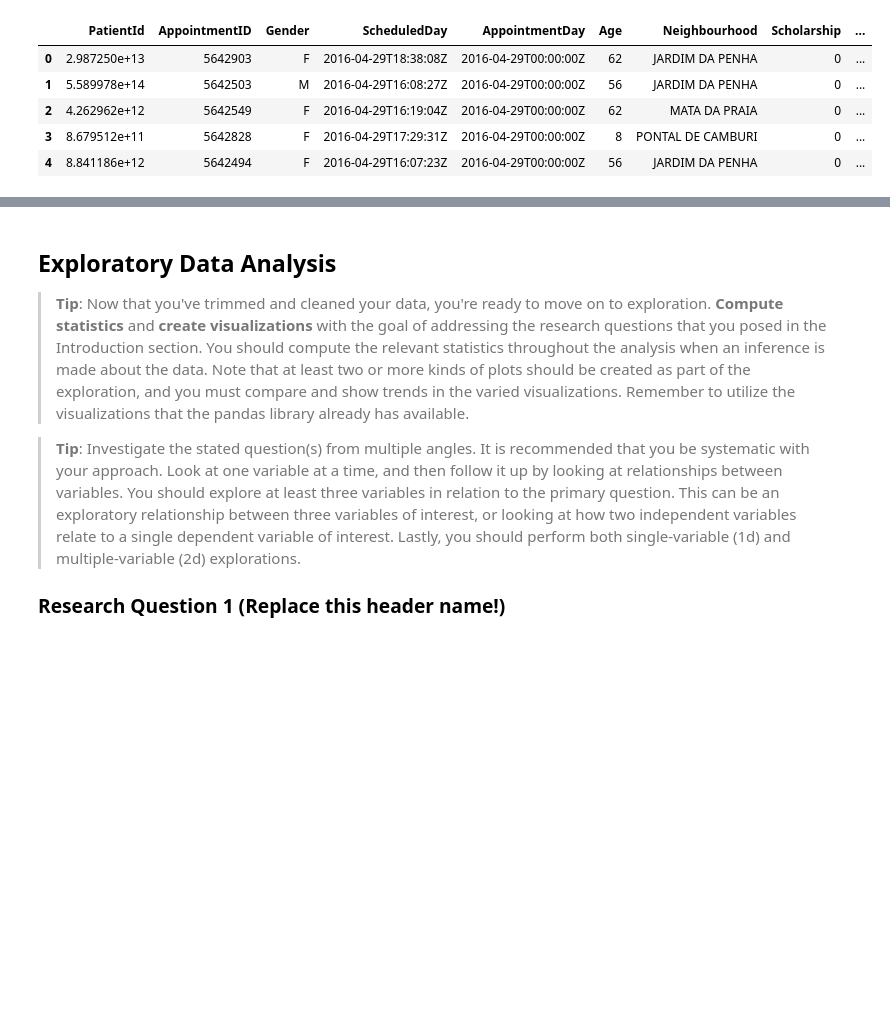
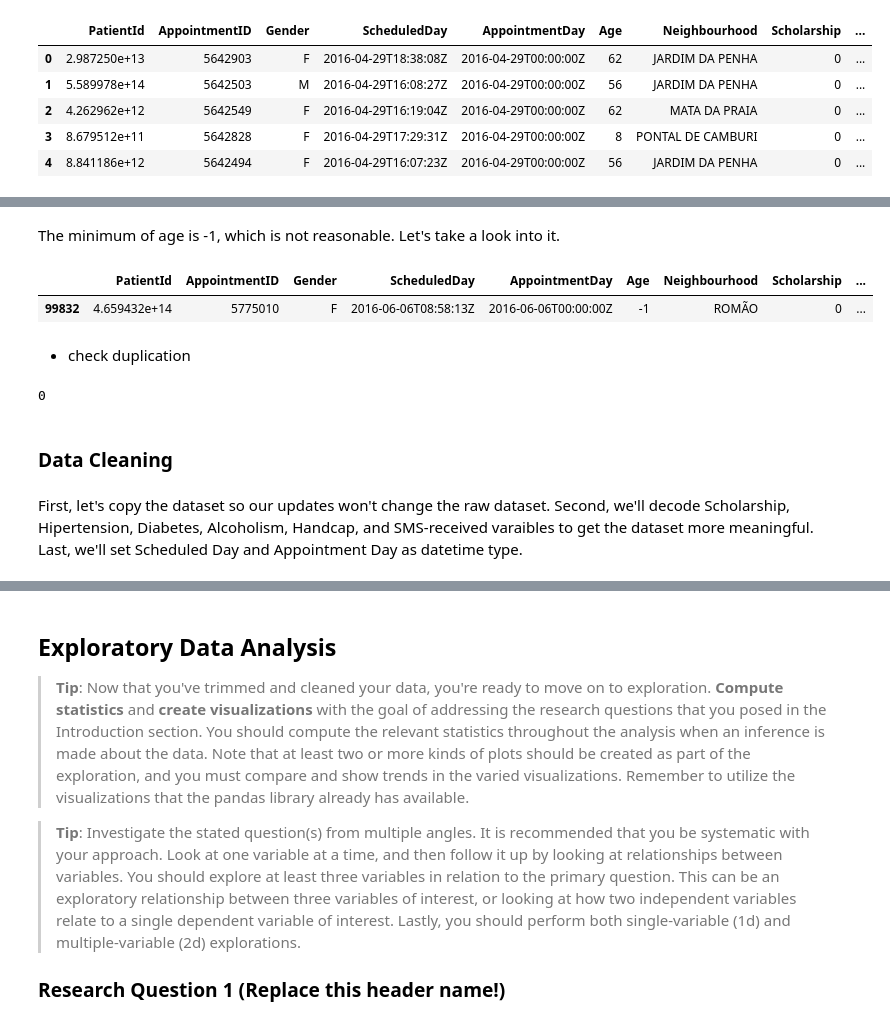
Before and after one commit to Fang2403/Analysis_of_Factors_Influencing_Patiens_Attendance_at_Medical_Appointments, a Jupyter notebook: Investigate_a_Dataset.ipynb, the cells around one changed output, grey strips where cells are left out. Saved outputs shown, nothing was run; the diff lists cells and outputs as text; code cells hidden in the pictures; blank space fills up the shorter version.

```diff
--- a/Investigate_a_Dataset.ipynb
+++ b/Investigate_a_Dataset.ipynb
@@ -102,0 +204,13 @@ memory usage: 11.8+ MB
+# %% [markdown]
+The minimum of age is -1, which is not reasonable. Let's take a look into it.
+# %%
+df[df['Age']==-1]
+# %% [output]
+|  | PatientId | AppointmentID | Gender | ScheduledDay | AppointmentDay | Age | Neighbourhood | Scholarship | ... |
+| 99832 | 4.659432e+14 | 5775010 | F | 2016-06-06T08:58:13Z | 2016-06-06T00:00:00Z | -1 | ROMÃO | 0 | ... |
+# %% [markdown]
+* check duplication
+# %%
+df.duplicated().sum()
+# %% [output]
+0
@@ -102,0 +220,5 @@ memory usage: 11.8+ MB
+# %% [markdown]
+
+### Data Cleaning
+# %% [markdown]
+First, let's copy the dataset so our updates won't change the raw dataset. Second, we'll decode Scholarship, Hipertension, Diabetes, Alcoholism, Handcap, and SMS-received varaibles to get the dataset more meaningful. Last, we'll set Scheduled Day and Appointment Day as datetime type.
```
Also changed, not shown: parts of 23 cells of this notebook.
